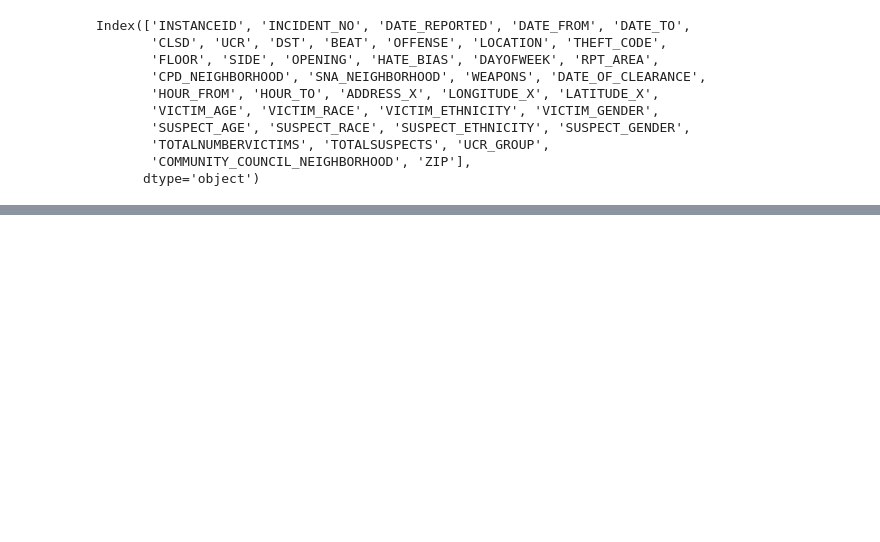
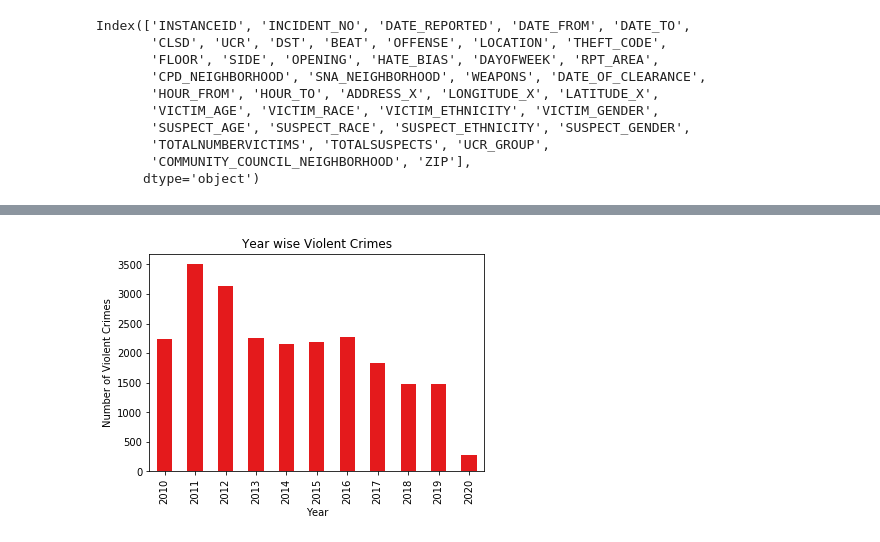
Before and after one commit to kishore7cm/Data-Projects, a Jupyter notebook: Source_Code/Cincinnati Crime Prediction.ipynb, the cells around one changed output, grey strips where cells are left out. Cells and saved outputs as stored; diff of their text form; code cells hidden in the pictures; blank space fills up the shorter version.

```diff
--- a/Source_Code/Cincinnati Crime Prediction.ipynb
+++ b/Source_Code/Cincinnati Crime Prediction.ipynb
@@ -30 +145,17 @@ crimes=crimes.drop(['INSTANCEID','COMMUNITY_COUNCIL_NEIGHBORHOOD','FLOOR','SIDE'
+# %%
+yrwise_crime.columns = ['year']
+# %%
+yrwise_crime['violent'] =
+# %%
+vlnt_crime_yearwise = yrwise_crime['year'].value_counts()
+# %%
+vlnt_crime_yearwise = vlnt_crime_yearwise.sort_index(ascending=True)
+# %%
+bar_chart = vlnt_crime_yearwise.plot(kind='bar',colormap='Set1')
+bar_chart.set_ylabel('Number of Violent Crimes')
+bar_chart.set_xlabel('Year')
+bar_chart.set_title('Year wise Violent Crimes')
+plt.show()
+# %% [output]
+[figure, added]
 # %%
```
Also changed, not shown: parts of 29 cells of this notebook, 13 other files.
